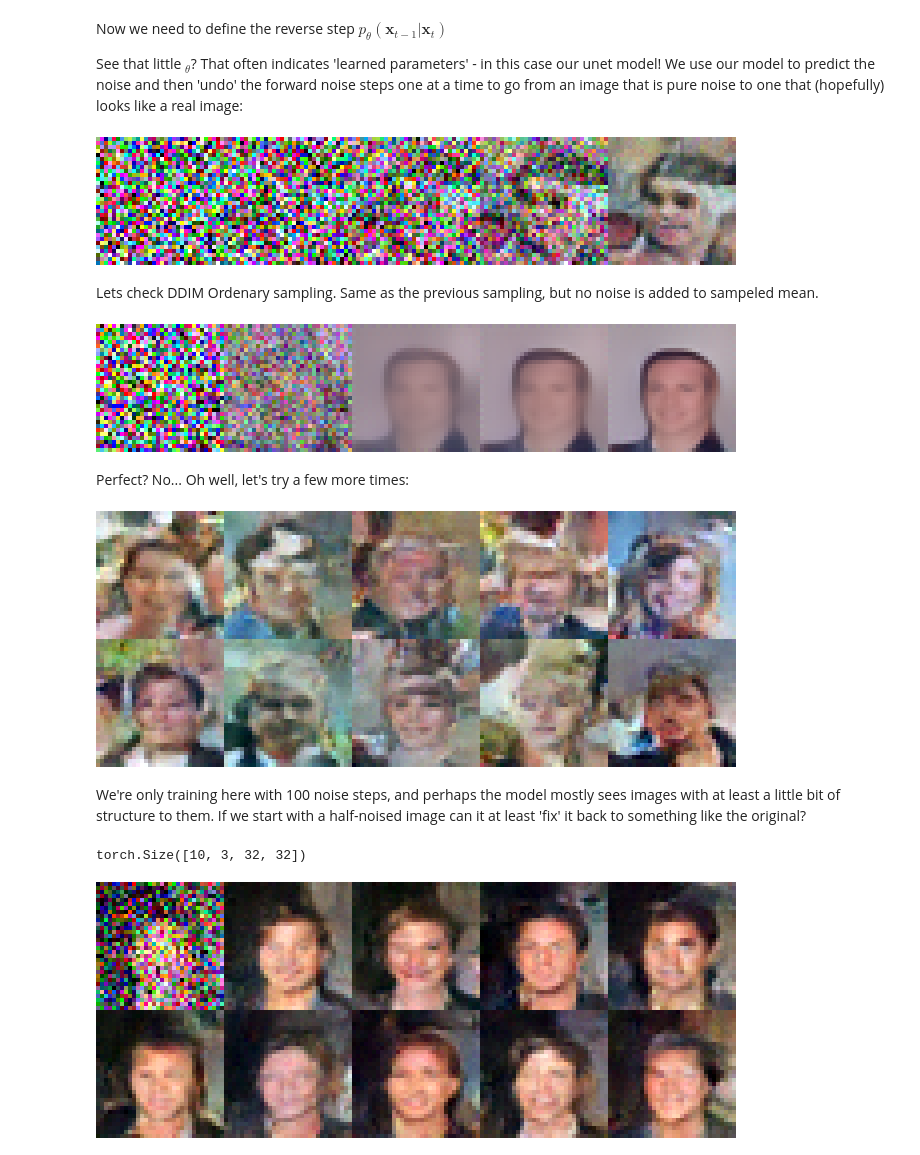
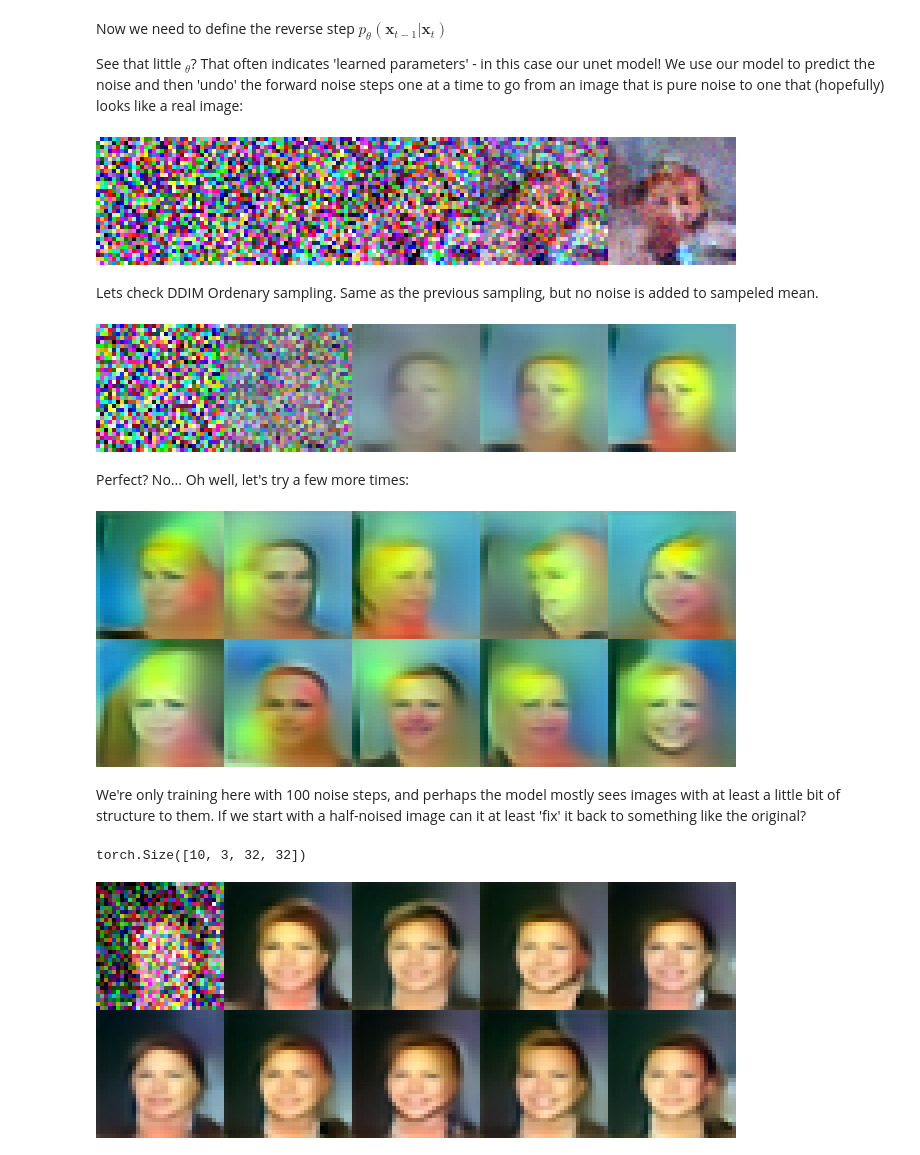
Before and after one commit to Naomi-Ken-Korem/text-to-image-presentation, a Jupyter notebook: Diffusion_models_part_1_solution.ipynb, the cells around one changed output. Saved outputs shown, nothing was run; the diff lists cells and outputs as text; code cells hidden in the pictures.

```diff
--- a/Diffusion_models_part_1_solution.ipynb
+++ b/Diffusion_models_part_1_solution.ipynb
@@ -300,7 +276,7 @@ class ResidualBlock(nn.Module):
             self.shortcut = nn.Identity()
 
         # Linear layer for time embeddings
-        self.time_emb = nn.Linear(time_channels, out_channels*2)
+        self.time_emb = nn.Linear(time_channels, out_channels)
 
     def forward(self, x: torch.Tensor, t: torch.Tensor):
         """
@@ -310,16 +286,7 @@ class ResidualBlock(nn.Module):
         # First convolution layer
         h = self.conv1(self.act1(self.norm1(x)))
         # Add time embeddings
-        # h += self.time_emb(t)[:, :, None, None]
-        emb_out = self.time_emb(t)[:, :, None, None]
-        scale, shift = torch.chunk(emb_out, 2, dim=1)
-        while len(emb_out.shape) < len(h.shape):
-           emb_out = emb_out[..., None]
-        h = (
-                h * (1 + scale) + shift
-            )  # NOTE time embbeding here is used
-                #to apply channelwise change of mean and std, same as AdaIN!
-
+        h += self.time_emb(t)[:, :, None, None]
         # Second convolution layer
         h = self.conv2(self.act2(self.norm2(h)))
 
@@ -642,7 +612,7 @@ def q_xt_x0(x0, t):
 
 # Training params
 batch_size = 128 # Lower this if hitting memory issues
-lr = 2e-4 # Explore this - might want it lower when training on the full dataset
+lr = 1e-4 # Explore this - might want it lower when training on the full dataset
 
 losses = [] # Store losses for later plotting
 
@@ -703,7 +673,7 @@ for i, im in enumerate(ims[:5]):
   image.paste(im, ((i%5)*32, 0))
 image.resize((32*4*5, 32*4), Image.NEAREST)
 # %% [output]
-[figure, old version]
+[figure, new version]
 # %% [markdown]
 Lets check DDIM Ordenary sampling.
 Same as the previous sampling, but no noise is added to sampeled mean.
@@ -733,34 +703,34 @@ for i, im in enumerate(ims[:5]):
   image.paste(im, ((i%5)*32, 0))
 image.resize((32*4*5, 32*4), Image.NEAREST)
 # %% [output]
-[figure, old version]
+[figure, new version]
 # %% [markdown]
 Perfect? No... Oh well, let's try a few more times:
 # %%
 #@title Make and show 10 examples:
 x = torch.randn(10, 3, 32, 32).cuda() # Start with random noise
 ims = []
 for i in range(n_steps):
   t = torch.tensor(n_steps-i-1, dtype=torch.long).cuda()
   with torch.no_grad():
     pred_noise = unet(x.float(), t.unsqueeze(0))
-    x = p_xt(x, pred_noise, t.unsqueeze(0))
+    x = p_xt_ddim(x, pred_noise, t.unsqueeze(0))
 
 for i in range(10):
   ims.append(tensor_to_image(x[i].unsqueeze(0).cpu()))
 
 image = Image.new('RGB', size=(32*5, 32*2))
 for i, im in enumerate(ims):
   image.paste(im, ((i%5)*32, 32*(i//5)))
 image.resize((32*4*5, 32*4*2), Image.NEAREST)
 # %% [output]
-[figure, old version]
+[figure, new version]
 # %% [markdown]
 We're only training here with 100 noise steps, and perhaps the model mostly sees images with at least a little bit of structure to them. If we start with a half-noised image can it at least 'fix' it back to something like the original?
 # %%
 #@title Start with a heavily noised horse (t=50, top left = starting point):
-horse = faces['train'][4]['image']
-x0 = img_to_tensor(horse)
+face = faces['train'][4]['image']
+x0 = img_to_tensor(face)
 x = torch.cat([q_xt_x0(x0.cuda(), torch.tensor(50, dtype=torch.long).cuda())[0] for _ in range(10)] )
 example_start = q_xt_x0(x0.cuda(), torch.tensor(50, dtype=torch.long).cuda())[0]
 print(x.shape)
@@ -769,7 +739,7 @@ for i in range(50, n_steps):
   t = torch.tensor(n_steps-i-1, dtype=torch.long).cuda().unsqueeze(0)
   with torch.no_grad():
     pred_noise = unet(x.float(), t)
-    x = p_xt(x, pred_noise, t)
+    x = p_xt_ddim(x, pred_noise, t)
 
 for i in range(10):
   ims.append(tensor_to_image(x[i].unsqueeze(0).cpu()))
@@ -781,4 +751,4 @@ for i, im in enumerate(ims):
 image.resize((32*4*5, 32*4*2), Image.NEAREST)
 # %% [output]
 torch.Size([10, 3, 32, 32])
-[figure, old version]
+[figure, new version]
```
Also changed, not shown: parts of 8 cells of this notebook.
